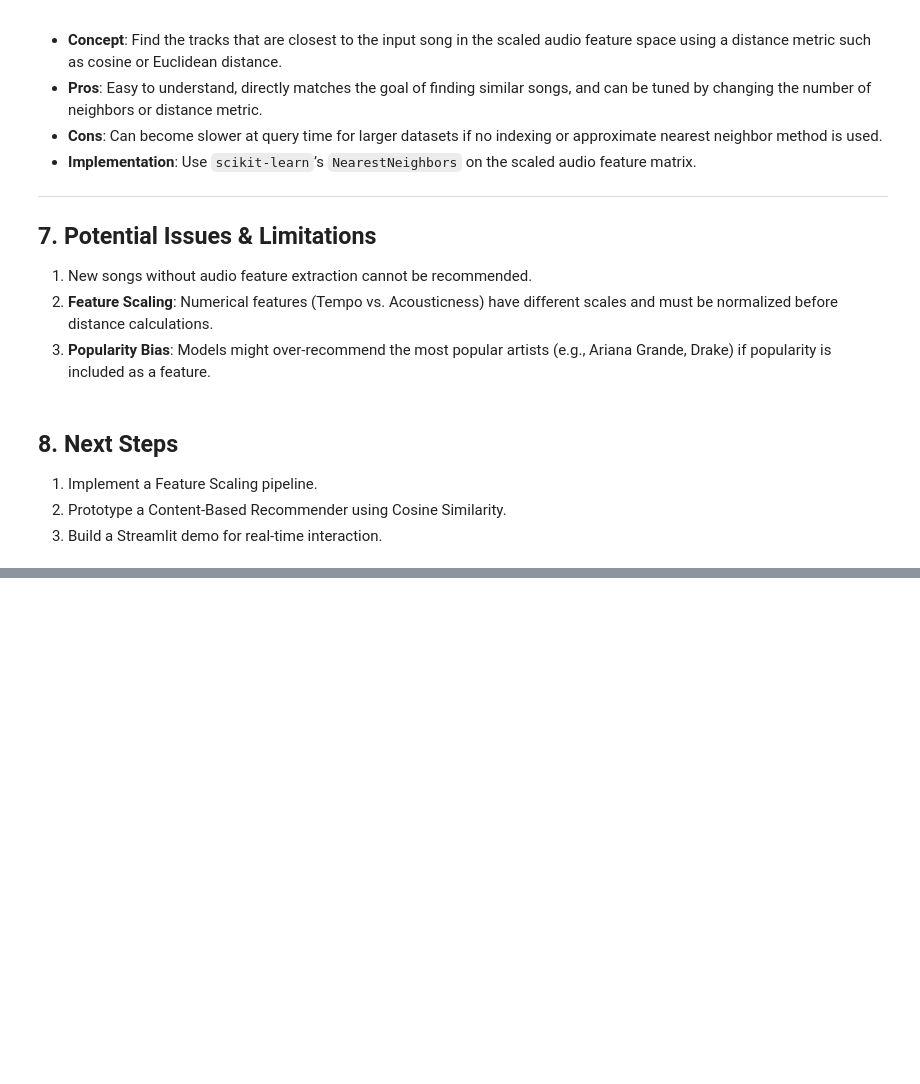
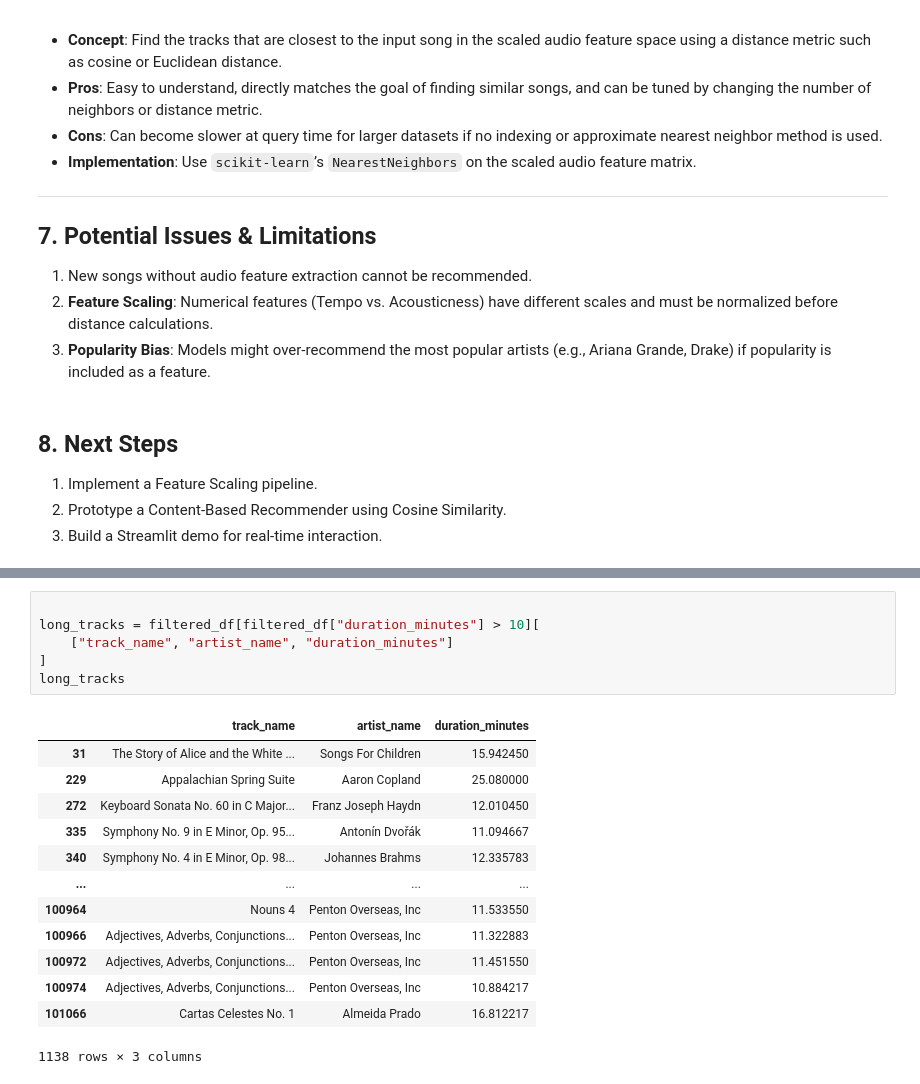
Before and after one commit to ds25m025edbertolima/soe-spotify, a Jupyter notebook: notebooks/3-exploratory-data-analysis.ipynb, the cells around one changed output, grey strips where cells are left out. Saved outputs shown, nothing was run; the diff lists cells and outputs as text; blank space fills up the shorter version.

```diff
--- a/notebooks/3-exploratory-data-analysis.ipynb
+++ b/notebooks/3-exploratory-data-analysis.ipynb
@@ -585,0 +639,20 @@ Based on the dataset of approximately 100,000 tracks and the selected Spotify au
+# %%
+
+long_tracks = filtered_df[filtered_df["duration_minutes"] > 10][
+    ["track_name", "artist_name", "duration_minutes"]
+]
+long_tracks
+# %% [output]
+|  | track_name | artist_name | duration_minutes |
+| 31 | The Story of Alice and the White ... | Songs For Children | 15.942450 |
+| 229 | Appalachian Spring Suite | Aaron Copland | 25.080000 |
+| 272 | Keyboard Sonata No. 60 in C Major... | Franz Joseph Haydn | 12.010450 |
+| 335 | Symphony No. 9 in E Minor, Op. 95... | Antonín Dvořák | 11.094667 |
+| 340 | Symphony No. 4 in E Minor, Op. 98... | Johannes Brahms | 12.335783 |
+| ... | ... | ... | ... |
+| 100964 | Nouns 4 | Penton Overseas, Inc | 11.533550 |
+| 100966 | Adjectives, Adverbs, Conjunctions... | Penton Overseas, Inc | 11.322883 |
+| 100972 | Adjectives, Adverbs, Conjunctions... | Penton Overseas, Inc | 11.451550 |
+| 100974 | Adjectives, Adverbs, Conjunctions... | Penton Overseas, Inc | 10.884217 |
+| 101066 | Cartas Celestes No. 1 | Almeida Prado | 16.812217 |
+1138 rows × 3 columns
```
Also changed, not shown: parts of 24 cells of this notebook, 1 other file.
